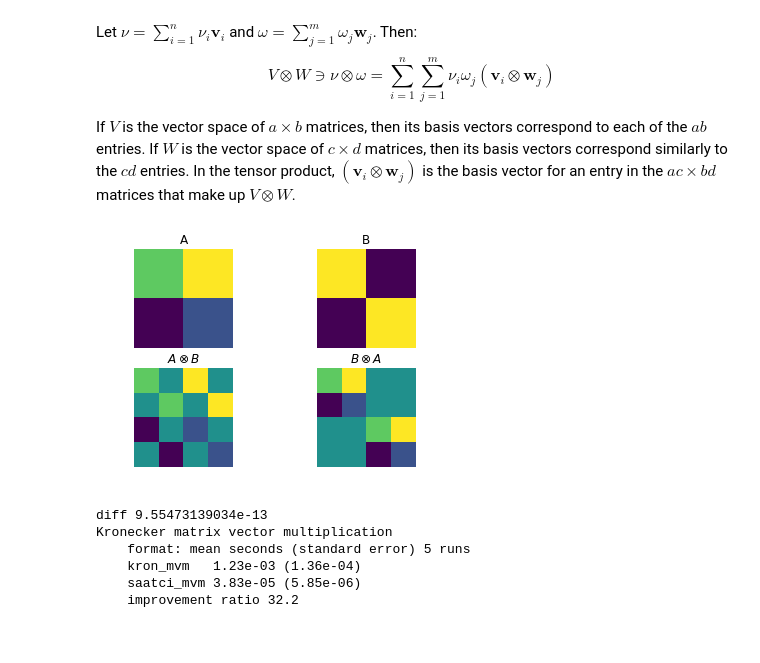
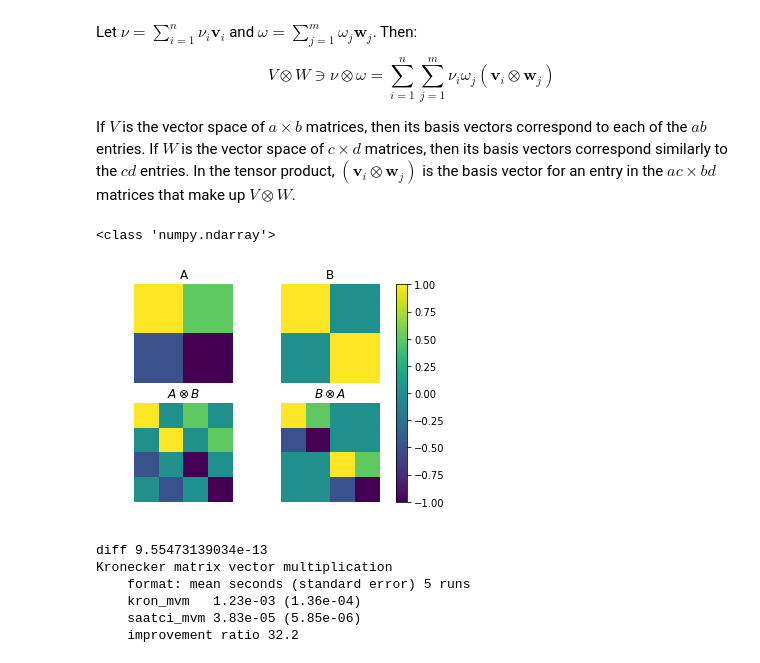
Before and after one commit to vlad17/np-learn, a Jupyter notebook: presentation.ipynb, the cells around one changed output. Saved outputs shown, nothing was run; the diff lists cells and outputs as text; code cells hidden in the pictures.

```diff
--- a/presentation.ipynb
+++ b/presentation.ipynb
@@ -1047,26 +1103,34 @@ If $V$ is the vector space of $a\times b$ matrices, then its basis vectors corre
 # %%
 # Kronecker demo
 
-A = np.array([[1, 2], [-2, -1]])
+A = np.array([[1, 1/2], [-1/2, -1]])
 B = np.identity(2)
 
-_, axs = plt.subplots(2, 2)
-for ax in np.array(axs).ravel():
+f, axs = plt.subplots(2, 2)
+
+# Guess what a 2x2 axes subplot type is?
+print(type(axs))
+# Super useful use of numpy: arbitrary object flattening
+for ax in axs.ravel():
     ax.axis('off')
-((ax1, ax2), (ax3, ax4)) = axs
-ax1.imshow(A)
+
+ax1, ax2, ax3, ax4 = axs.ravel()
+
+ax1.imshow(A, vmin=-1, vmax=1)
 ax1.set_title('A')
-ax2.imshow(B)
+ax2.imshow(B, vmin=-1, vmax=1)
 ax2.set_title('B')
-ax3.imshow(np.kron(A, B))
+ax3.imshow(np.kron(A, B), vmin=-1, vmax=1)
 ax3.set_title(r'$A\otimes B$')
-ax4.imshow(np.kron(B, A))
+im = ax4.imshow(np.kron(B, A), vmin=-1, vmax=1)
 ax4.set_title(r'$B\otimes A$')
 
+f.colorbar(im, ax=axs.ravel().tolist())
 plt.axis('off')
 plt.show()
 # %% [output]
+<class 'numpy.ndarray'>
-[figure, old version]
+[figure, new version]
 # %%
 # Transposition demo: using transpose, you can compute
 
```
Also changed, not shown: parts of 29 cells of this notebook.
